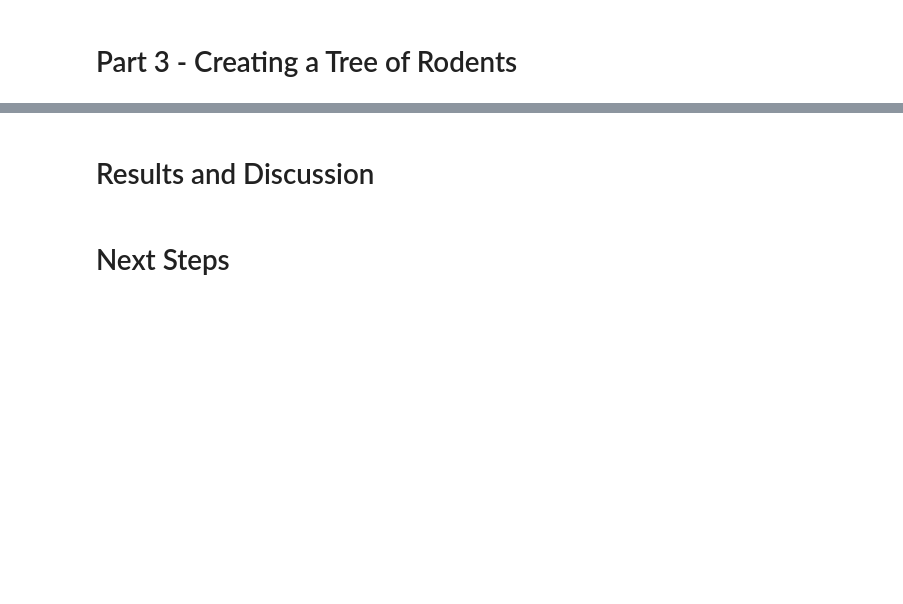
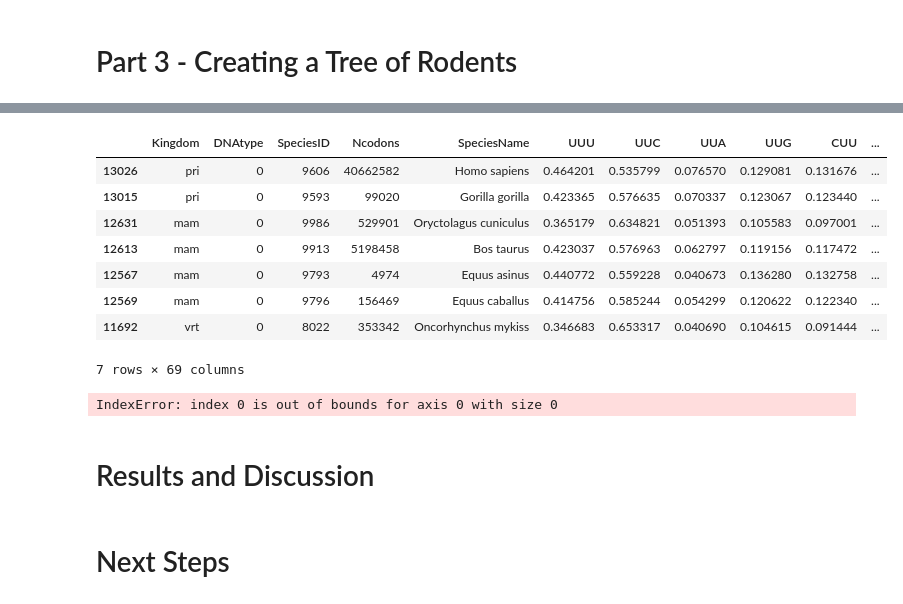
Before and after one commit to aidanccraft/Codon-Bias-Phylogeny, a Jupyter notebook: FinalProject.ipynb, the cells around one changed output, grey strips where cells are left out. Cells and saved outputs as stored; diff of their text form; code cells hidden in the pictures; blank space fills up the shorter version.

```diff
--- a/FinalProject.ipynb
+++ b/FinalProject.ipynb
@@ -346,3 +429,39 @@ Phylo.draw(tree)
+# %%
+#standarize by amino acid
+
+#loop through each animal
+for animal in class_animals['SpeciesName']:
+    species_bool = class_animals['SpeciesName'] == animal
+    species =  class_animals[species_bool]
+
+    #loop through all amino acids
+    for aa in aas:
+        #initalize total percent of amino acid
+        total = 0
+
+        #loop through codons and add up percentages
+        for codon in aas[aa]:
+            total += species[codon]
+
+        #loop through codons, normalize by amino acid, and replace in data frame
+        for codon in aas[aa]:
+             class_animals.loc[species_bool, [codon]] = species[codon]/total
+# %%
+class_animals
+# %% [output]
+|  | Kingdom | DNAtype | SpeciesID | Ncodons | SpeciesName | UUU | UUC | UUA | UUG | CUU | ... |
+| 13026 | pri | 0 | 9606 | 40662582 | Homo sapiens | 0.464201 | 0.535799 | 0.076570 | 0.129081 | 0.131676 | ... |
+| 13015 | pri | 0 | 9593 | 99020 | Gorilla gorilla | 0.423365 | 0.576635 | 0.070337 | 0.123067 | 0.123440 | ... |
+| 12631 | mam | 0 | 9986 | 529901 | Oryctolagus cuniculus | 0.365179 | 0.634821 | 0.051393 | 0.105583 | 0.097001 | ... |
+| 12613 | mam | 0 | 9913 | 5198458 | Bos taurus | 0.423037 | 0.576963 | 0.062797 | 0.119156 | 0.117472 | ... |
+| 12567 | mam | 0 | 9793 | 4974 | Equus asinus | 0.440772 | 0.559228 | 0.040673 | 0.136280 | 0.132758 | ... |
+| 12569 | mam | 0 | 9796 | 156469 | Equus caballus | 0.414756 | 0.585244 | 0.054299 | 0.120622 | 0.122340 | ... |
+| 11692 | vrt | 0 | 8022 | 353342 | Oncorhynchus mykiss | 0.346683 | 0.653317 | 0.040690 | 0.104615 | 0.091444 | ... |
+7 rows × 69 columns
+# %%
+create_diff_codon_dict(class_animals)
+# %% [output]
+IndexError: index 0 is out of bounds for axis 0 with size 0
 # %% [markdown]
 # Results and Discussion
 # %% [markdown]
```
Also changed, not shown: parts of 11 cells of this notebook, 1 other file.
